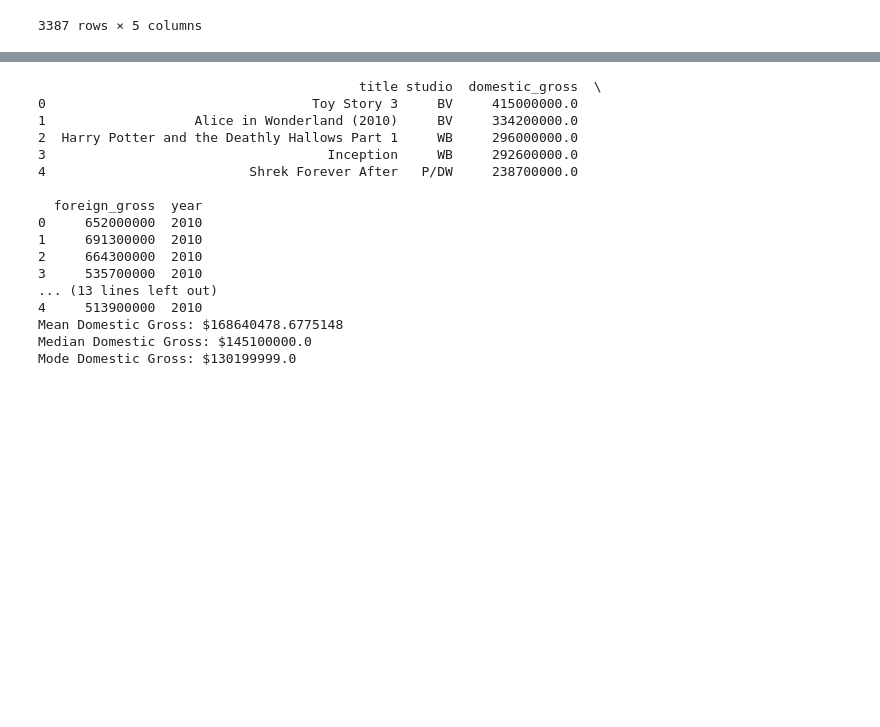
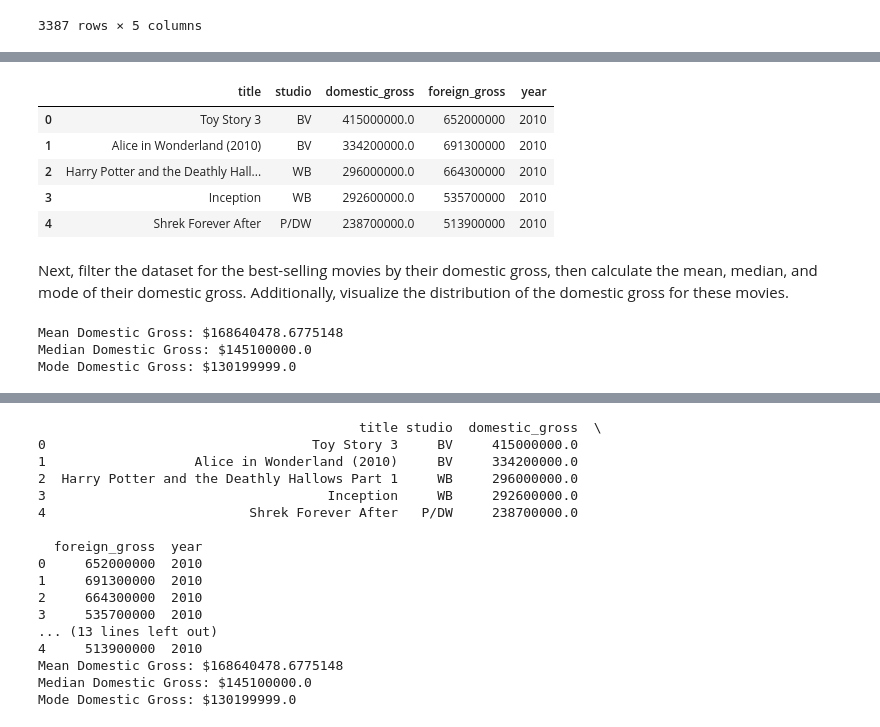
Before and after one commit to EstherMoringa/dsc-phase-1-project-v2-4, a Jupyter notebook: student.ipynb, the cells around one changed output, grey strips where cells are left out. Drawn from its saved outputs; the diff is of its cells as text; code cells hidden in the pictures; blank space fills up the shorter version.

```diff
--- a/student.ipynb
+++ b/student.ipynb
@@ -33,7 +169,7 @@ with zipfile.ZipFile('zippedData/im.db.zip', 'r') as zip_ref:
 # %%
-tttt = pd.read_csv('zippedData/bom.movie_gross.csv.gz')
+bom = pd.read_csv('zippedData/bom.movie_gross.csv.gz')
 
-tttt
+bom
 # %% [output]
 |  | title | studio | domestic_gross | foreign_gross | year |
 | 0 | Toy Story 3 | BV | 415000000.0 | 652000000 | 2010 |
@@ -50,0 +202,12 @@ tttt
+# %%
+bom.columns = ['title', 'studio', 'domestic_gross', 'foreign_gross', 'year']
+bom.head()
+# %% [output]
+|  | title | studio | domestic_gross | foreign_gross | year |
+| 0 | Toy Story 3 | BV | 415000000.0 | 652000000 | 2010 |
+| 1 | Alice in Wonderland (2010) | BV | 334200000.0 | 691300000 | 2010 |
+| 2 | Harry Potter and the Deathly Hall... | WB | 296000000.0 | 664300000 | 2010 |
+| 3 | Inception | WB | 292600000.0 | 535700000 | 2010 |
+| 4 | Shrek Forever After | P/DW | 238700000.0 | 513900000 | 2010 |
+# %% [markdown]
+Next,  filter the dataset for the best-selling movies by their domestic gross, then calculate the mean, median, and mode of their domestic gross. Additionally, visualize the distribution of the domestic gross for these movies.
@@ -50,0 +223,13 @@ tttt
+# %%
+# Calculate mean, median, and mode of domestic gross for these movies
+mean_domestic_gross = top_10_percent['domestic_gross'].mean()
+median_domestic_gross = top_10_percent['domestic_gross'].median()
+mode_domestic_gross = top_10_percent['domestic_gross'].mode()[0]
+
+print('Mean Domestic Gross: $' + str(mean_domestic_gross))
+print('Median Domestic Gross: $' + str(median_domestic_gross))
+print('Mode Domestic Gross: $' + str(mode_domestic_gross))
+# %% [output]
+Mean Domestic Gross: $168640478.6775148
+Median Domestic Gross: $145100000.0
+Mode Domestic Gross: $130199999.0
```
Also changed, not shown: parts of 25 cells of this notebook.
